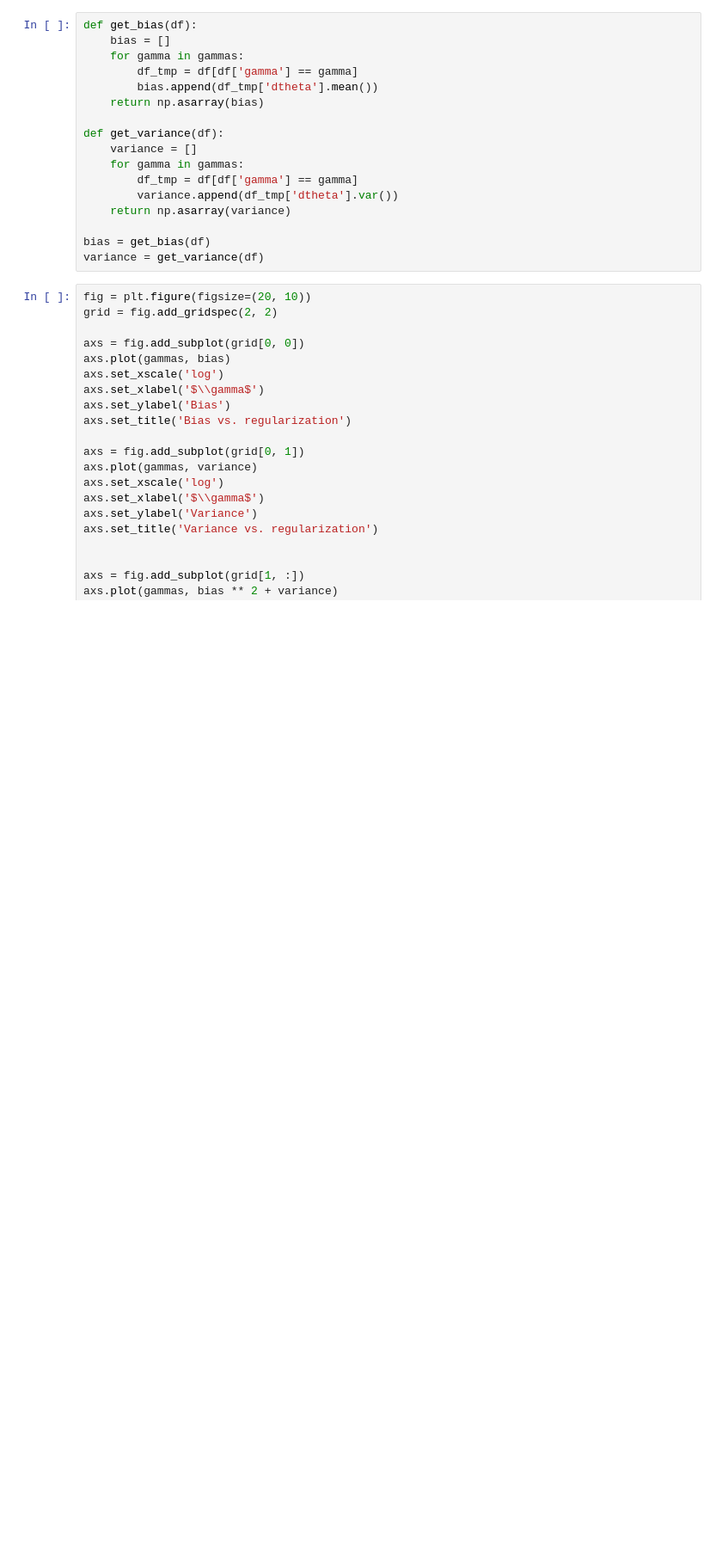
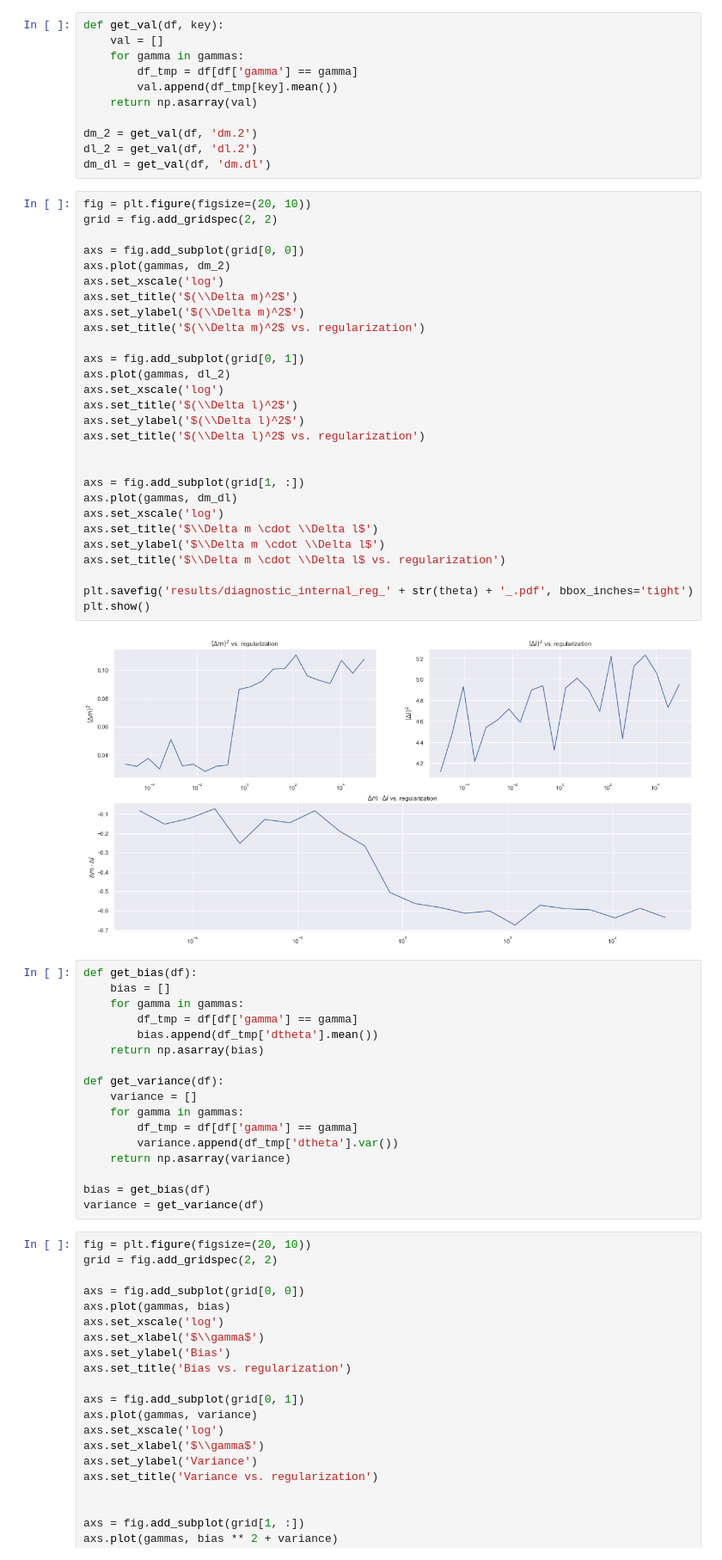
Before and after one commit to nitaifingerhut/double_machine_learning, a Jupyter notebook: diagnostic.ipynb, the cells around one changed output. Shown at 86% size. Cells and saved outputs as stored; diff of their text form; blank space fills up the shorter version.

```diff
--- a/diagnostic.ipynb
+++ b/diagnostic.ipynb
@@ -103,3 +102,44 @@ plt.show()
+# %%
+def get_val(df, key):
+    val = []
+    for gamma in gammas:
+        df_tmp = df[df['gamma'] == gamma]
+        val.append(df_tmp[key].mean())
+    return np.asarray(val)
+
+dm_2 = get_val(df, 'dm.2')
+dl_2 = get_val(df, 'dl.2')
+dm_dl = get_val(df, 'dm.dl')
+# %%
+fig = plt.figure(figsize=(20, 10))
+grid = fig.add_gridspec(2, 2)
+
+axs = fig.add_subplot(grid[0, 0])
+axs.plot(gammas, dm_2)
+axs.set_xscale('log')
+axs.set_title('$(\\Delta m)^2$')
+axs.set_ylabel('$(\\Delta m)^2$')
+axs.set_title('$(\\Delta m)^2$ vs. regularization')
+
+axs = fig.add_subplot(grid[0, 1])
+axs.plot(gammas, dl_2)
+axs.set_xscale('log')
+axs.set_title('$(\\Delta l)^2$')
+axs.set_ylabel('$(\\Delta l)^2$')
+axs.set_title('$(\\Delta l)^2$ vs. regularization')
+
+
+axs = fig.add_subplot(grid[1, :])
+axs.plot(gammas, dm_dl)
+axs.set_xscale('log')
+axs.set_title('$\\Delta m \cdot \\Delta l$')
+axs.set_ylabel('$\\Delta m \cdot \\Delta l$')
+axs.set_title('$\\Delta m \cdot \\Delta l$ vs. regularization')
+
+plt.savefig('results/diagnostic_internal_reg_' + str(theta) + '_.pdf', bbox_inches='tight')
+plt.show()
+# %% [output]
+[figure, added]
 # %%
 def get_bias(df):
     bias = []
```
Also changed, not shown: parts of 11 cells of this notebook, 37 other files.
